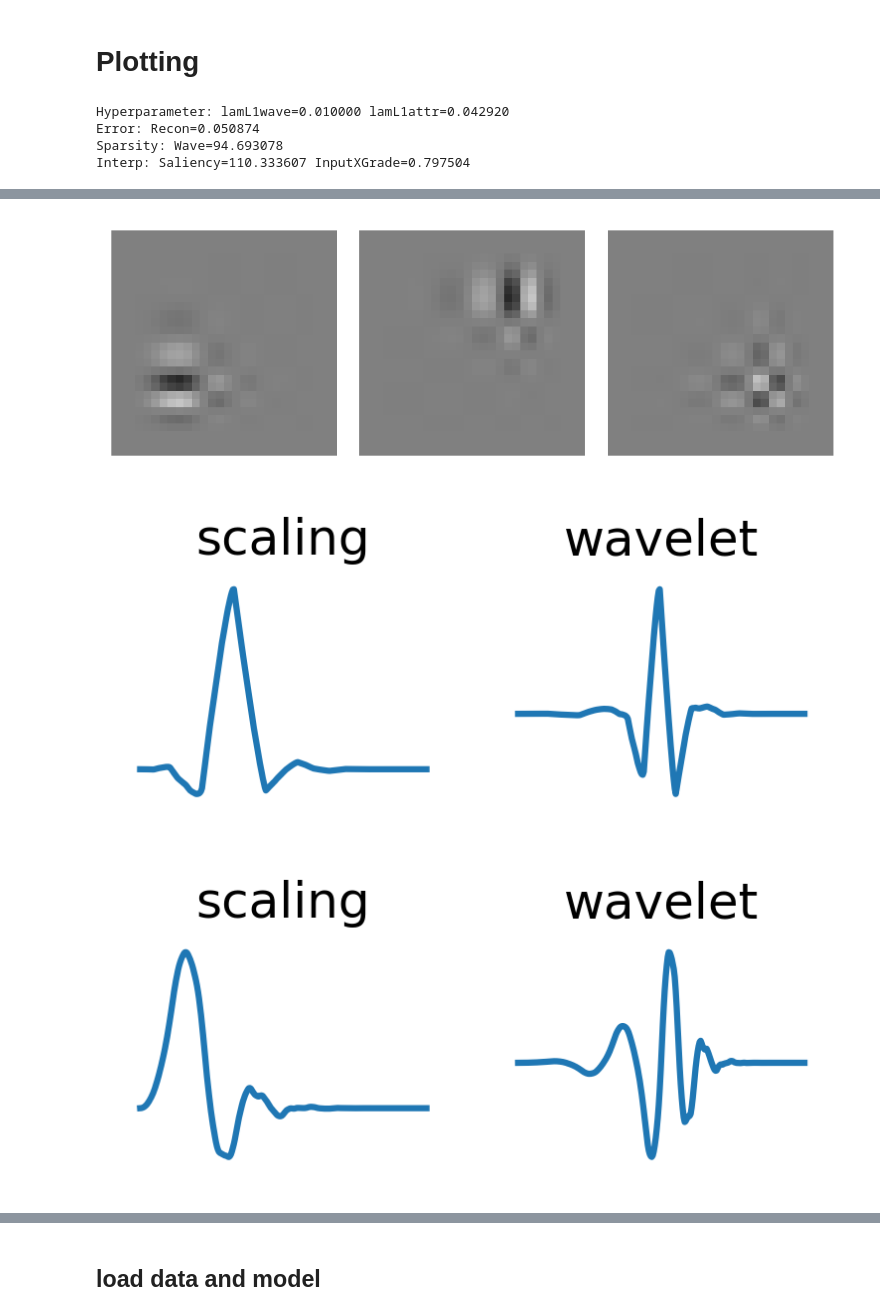
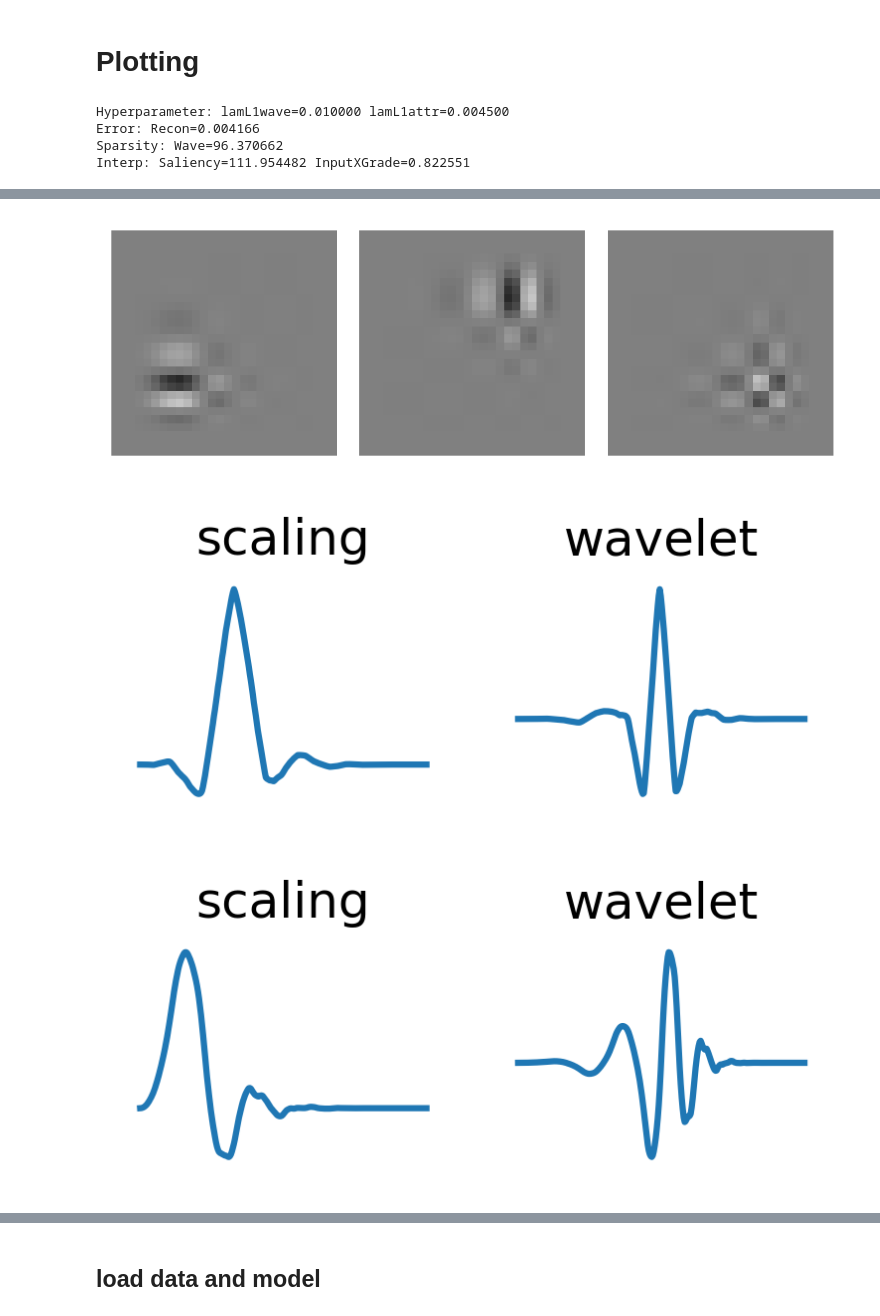
Before and after one commit to Yu-Group/adaptive-wavelets, a Jupyter notebook: notebooks/cosmology/01_analyze.ipynb, the cells around one changed output, grey strips where cells are left out. Drawn from its saved outputs; the diff is of its cells as text; code cells hidden in the pictures.

```diff
--- a/notebooks/cosmology/01_analyze.ipynb
+++ b/notebooks/cosmology/01_analyze.ipynb
@@ -86,7 +86,7 @@ index = {}
 for i in range(len(lamL1attr)):
     index[i] = np.argsort(lamL1attr)[i]
 
-ix = 21
+ix = 9
 wt = mos[index[ix]]
 filt = get_2dfilts(wt)
 phi, psi, x = get_wavefun(wt)
@@ -109,7 +109,7 @@ plot_2dfilts(filt_o[1], figsize=(5,5))
 plot_wavefun((phi, psi, x), is_title=True, figsize=(3,1))
 plot_wavefun((phi_o, psi_o, x_o), is_title=True, figsize=(3,1))
 # %% [output]
-Hyperparameter: lamL1wave=0.010000 lamL1attr=0.042920
-Error: Recon=0.050874
-Sparsity: Wave=94.693078
-Interp: Saliency=110.333607 InputXGrade=0.797504
+Hyperparameter: lamL1wave=0.010000 lamL1attr=0.004500
+Error: Recon=0.004166
+Sparsity: Wave=96.370662
+Interp: Saliency=111.954482 InputXGrade=0.822551
@@ -117,7 +117,7 @@ Interp: Saliency=110.333607 InputXGrade=0.797504
 [figure]
 [figure]
 [figure]
-[figure, old version]
+[figure, new version]
 [figure]
 # %%
 plt.plot(np.log(res['train_losses'][index[ix]]))
```
Also changed, not shown: parts of 3 cells of this notebook, 2 other files.
